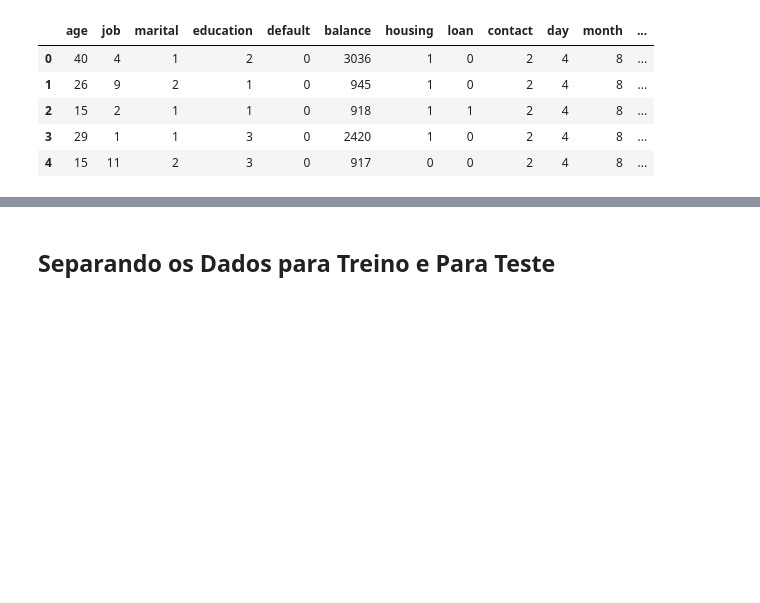
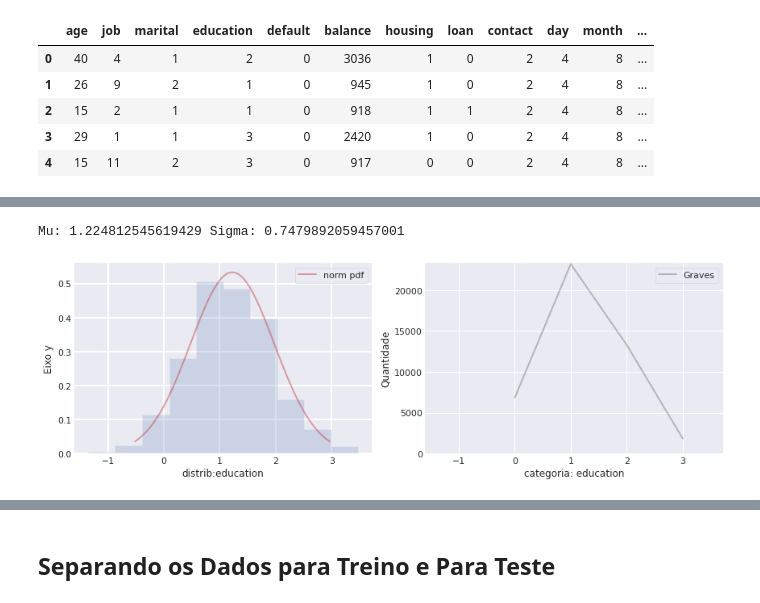
Before and after one commit to aasb2/Classificador-de-Bayes-Ingenuo, a Jupyter notebook: PROJETO/Bayes.ipynb, the cells around one changed output, grey strips where cells are left out. Drawn from its saved outputs; the diff is of its cells as text; code cells hidden in the pictures; blank space fills up the shorter version.

```diff
--- a/PROJETO/Bayes.ipynb
+++ b/PROJETO/Bayes.ipynb
@@ -138,0 +237,5 @@ x.head()
+# %%
+count_plot('education')
+# %% [output]
+Mu: 1.224812545619429 Sigma: 0.7479892059457001
+[figure, added]
```
Also changed, not shown: parts of 21 cells of this notebook.
